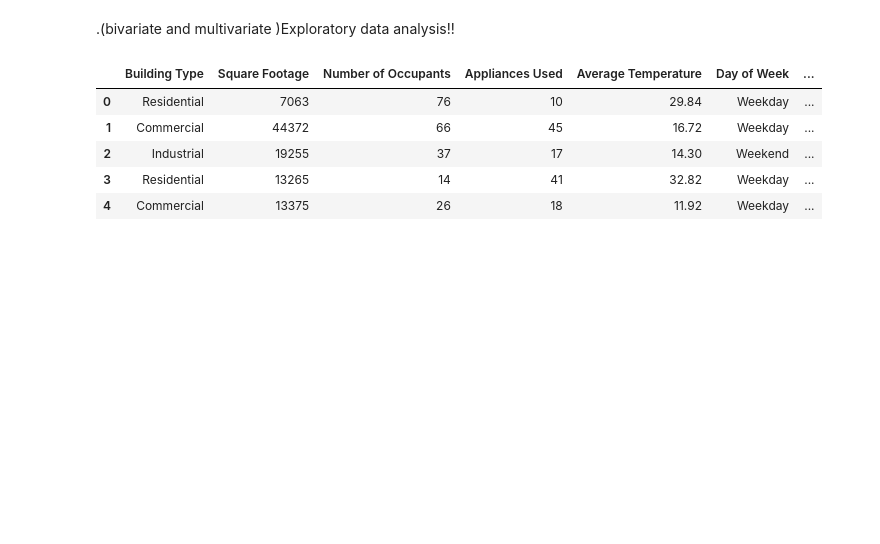
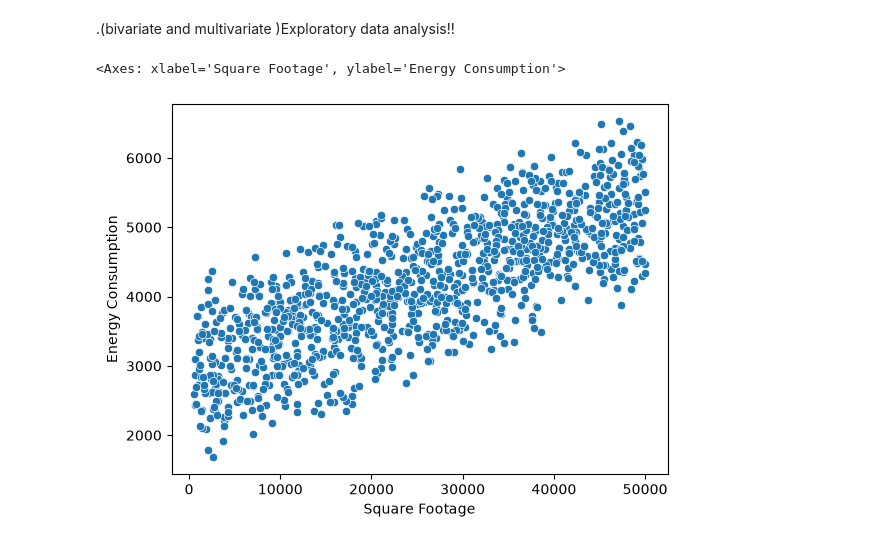
Before and after one commit to 12shivamkuma/Smart-Building-Energy-Cost-Predictor-, a Jupyter notebook: notebooks/energy_cost_prediction.ipynb, the cells around one changed output. Cells and saved outputs as stored; diff of their text form; code cells hidden in the pictures; blank space fills up the shorter version.

Commit message:
perform EDA on the data

```diff
--- a/notebooks/energy_cost_prediction.ipynb
+++ b/notebooks/energy_cost_prediction.ipynb
@@ -155,12 +155,8 @@ sns.boxplot(y='Energy Consumption', data=data)
 [figure]
 # %% [markdown]
 .(bivariate and multivariate )Exploratory data analysis!!
-# %%
-data.head()
-# %% [output]
-|  | Building Type | Square Footage | Number of Occupants | Appliances Used | Average Temperature | Day of Week | ... |
-| 0 | Residential | 7063 | 76 | 10 | 29.84 | Weekday | ... |
-| 1 | Commercial | 44372 | 66 | 45 | 16.72 | Weekday | ... |
-| 2 | Industrial | 19255 | 37 | 17 | 14.30 | Weekend | ... |
-| 3 | Residential | 13265 | 14 | 41 | 32.82 | Weekday | ... |
-| 4 | Commercial | 13375 | 26 | 18 | 11.92 | Weekday | ... |
+# %%
+sns.scatterplot(x='Square Footage', y='Energy Consumption', data=data)
+# %% [output]
+<Axes: xlabel='Square Footage', ylabel='Energy Consumption'>
+[figure, added]
```
Also changed, not shown: parts of 8 cells of this notebook.
